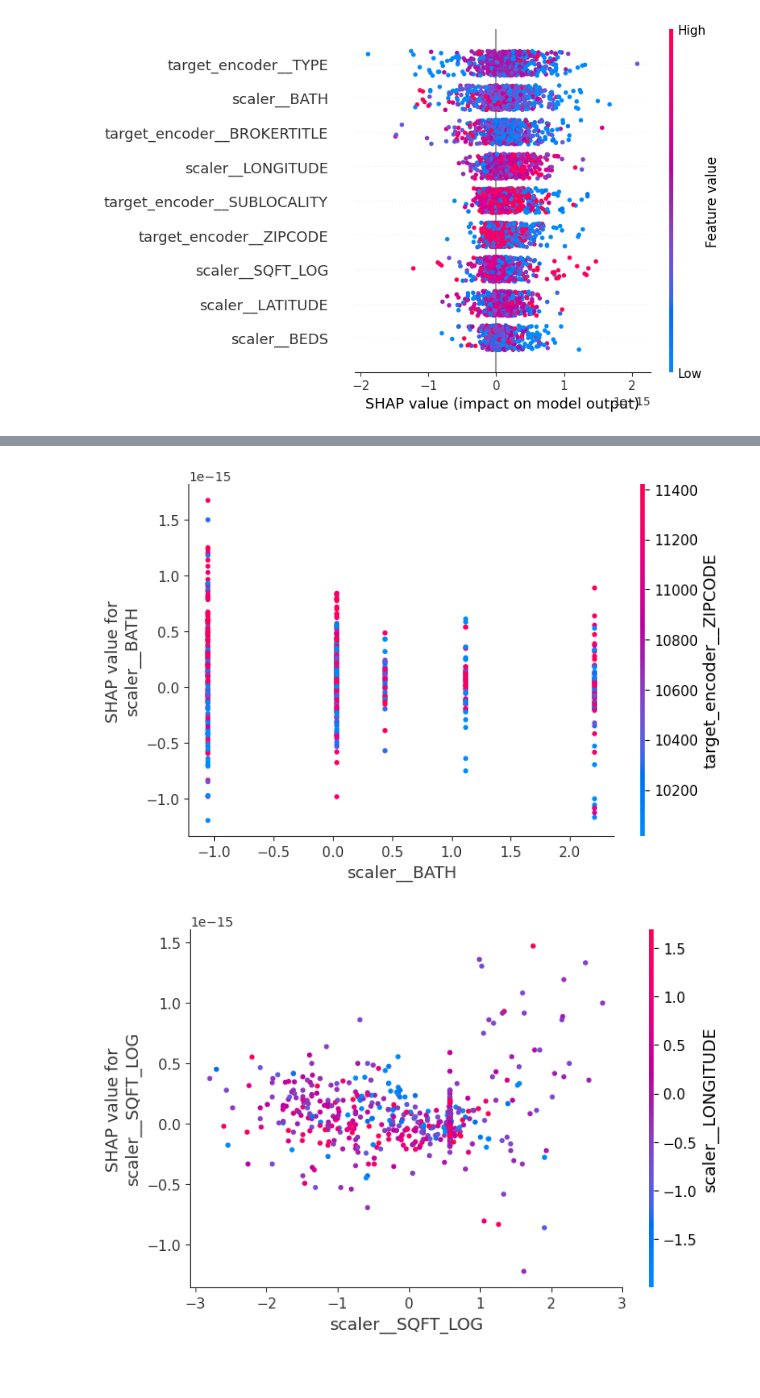
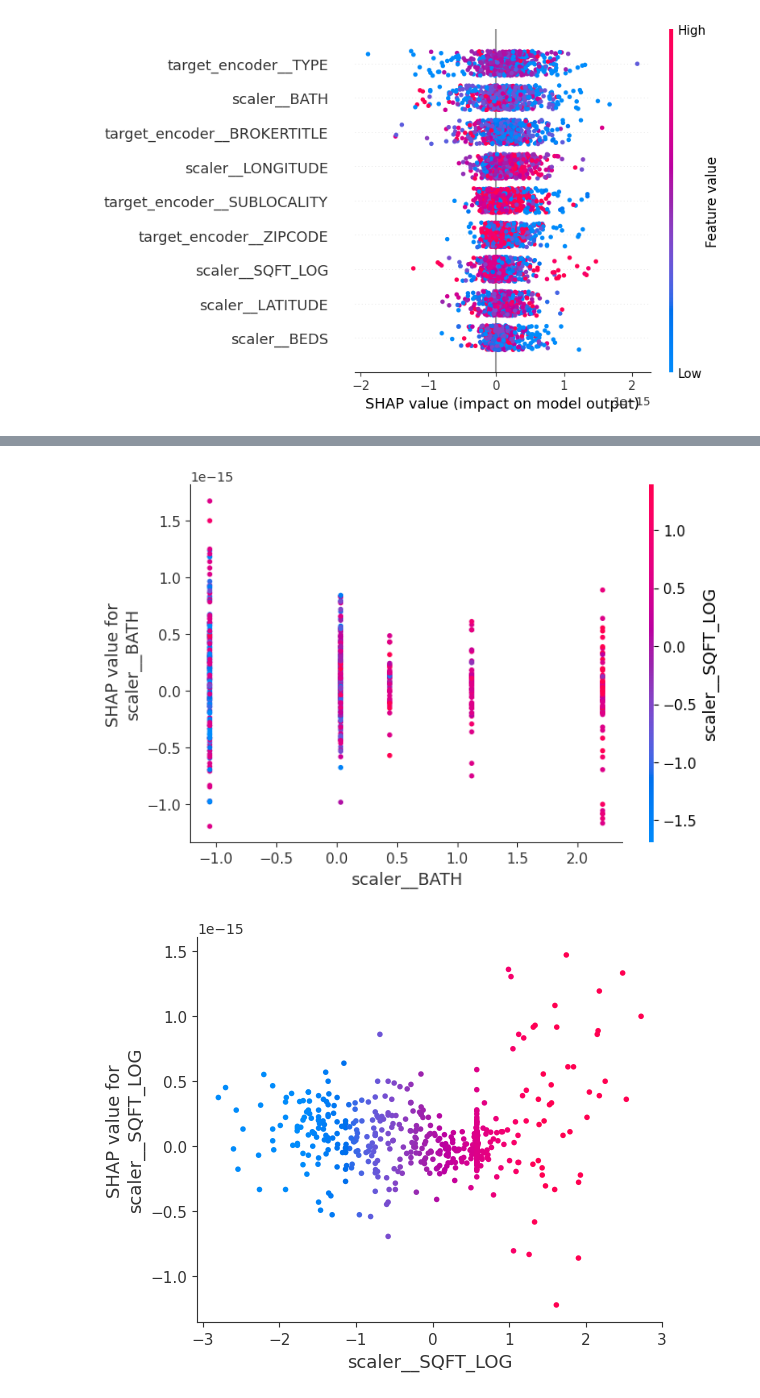
Before and after one commit to FlorekPawel/ML_Project_1, a Jupyter notebook: notebooks/final_ml_ny_houses.ipynb, the cells around one changed output, grey strips where cells are left out. Drawn from its saved outputs; the diff is of its cells as text; code cells hidden in the pictures; blank space fills up the shorter version.

```diff
--- a/notebooks/final_ml_ny_houses.ipynb
+++ b/notebooks/final_ml_ny_houses.ipynb
@@ -415,5 +415,5 @@ shap.summary_plot(shap_values_sum, X_test)
 [figure]
 # %%
 for col in list(X_test.columns):
-    shap.dependence_plot(col, shap_values_sum, X_test)
+    shap.dependence_plot(col, shap_values_sum, X_test, interaction_index="scaler__SQFT_LOG")
 # %% [output]
@@ -425,2 +425,2 @@ for col in list(X_test.columns):
-[figure, old version]
+[figure, new version]
-[figure, old version]
+[figure, new version]
```
Also changed, not shown: parts of 2 cells of this notebook.
